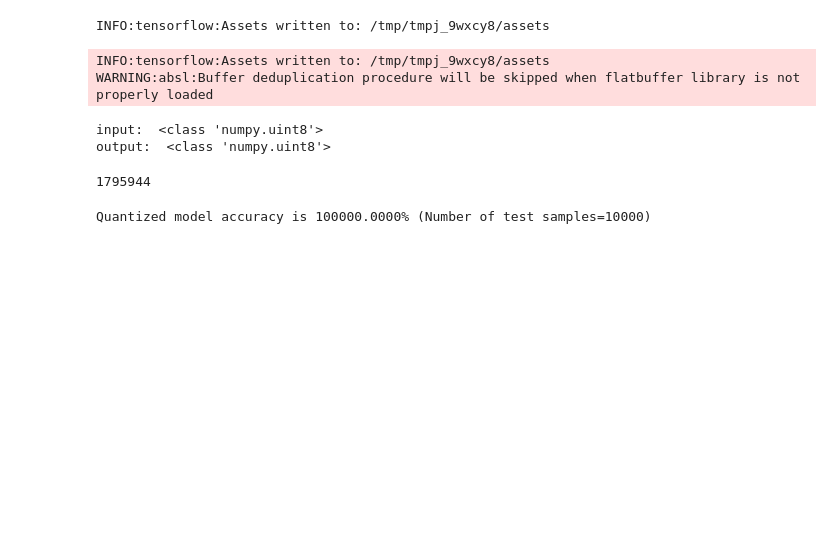
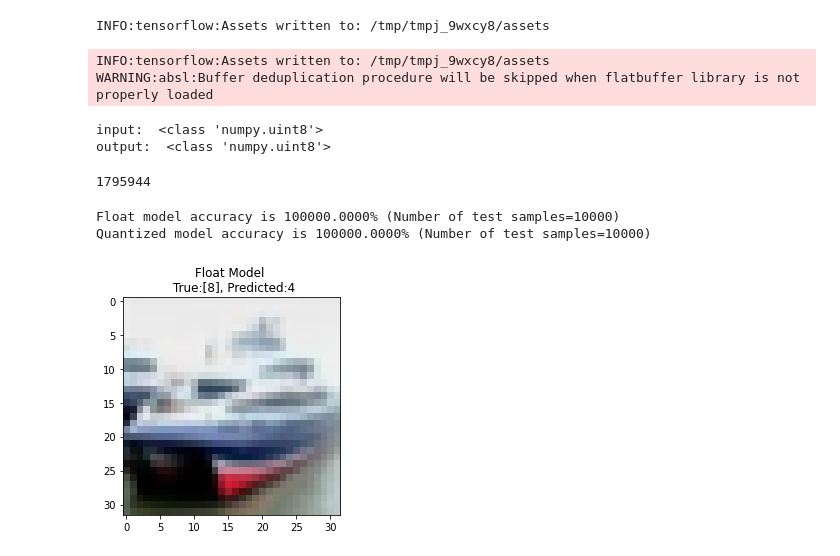
Before and after one commit to yutan0565/Light-Weight-Base_Tensorflow2, a Jupyter notebook: MobileNet_V3_Small_예시.ipynb, the cells around one changed output. Cells and saved outputs as stored; diff of their text form; code cells hidden in the pictures; blank space fills up the shorter version.

```diff
--- a/MobileNet_V3_Small_예시.ipynb
+++ b/MobileNet_V3_Small_예시.ipynb
@@ -95,7 +96,7 @@ model.compile(optimizer="adam", loss="sparse_categorical_crossentropy", metrics=
 
 # 한번에 몇개의 데이터 학습하고 가중치 갱신할지
 model.fit(train_x, train_y,
-          epochs=1,
+          epochs=50,
           verbose=1,
           batch_size=128,
           #validation_split = 0.1
@@ -136,8 +125,7 @@ INFO:tensorflow:Assets written to: saved_model/mobile_model/assets
 # input 에 대해서 변수 설정
 def representative_data_gen():
   for input_value in tf.data.Dataset.from_tensor_slices(train_x).batch(1).take(100):
-    integer_8_image = np.array(input_value, dtype=np.float32)
-    yield [integer_8_image]
+    yield [input_value]
 # %%
 # int 8 로 quantization 진행하기
 converter = tf.lite.TFLiteConverter.from_keras_model(model)
@@ -238,4 +226,25 @@ def evaluate_model(tflite_file, model_type):
 evaluate_model(tflite_model_file, model_type="Float")
 evaluate_model(tflite_model_quant_file, model_type="Quantized")
 # %% [output]
+Float model accuracy is 100000.0000% (Number of test samples=10000)
 Quantized model accuracy is 100000.0000% (Number of test samples=10000)
+# %%
+import matplotlib.pylab as plt
+
+# Change this to test a different image
+test_image_index = 1
+
+## Helper function to test the models on one image
+def test_model(tflite_file, test_image_index, model_type):
+  global test_labels
+
+  predictions = run_tflite_model(tflite_file, [test_image_index])
+
+  plt.imshow(test_x[test_image_index])
+  template = model_type + " Model \n True:{true}, Predicted:{predict}"
+  _ = plt.title(template.format(true= str(test_y[test_image_index]), predict=str(predictions[0])))
+  plt.grid(False)
+# %%
+test_model(tflite_model_file, test_image_index, model_type="Float")
+# %% [output]
+[figure, added]
```
Also changed, not shown: parts of 30 cells of this notebook.
